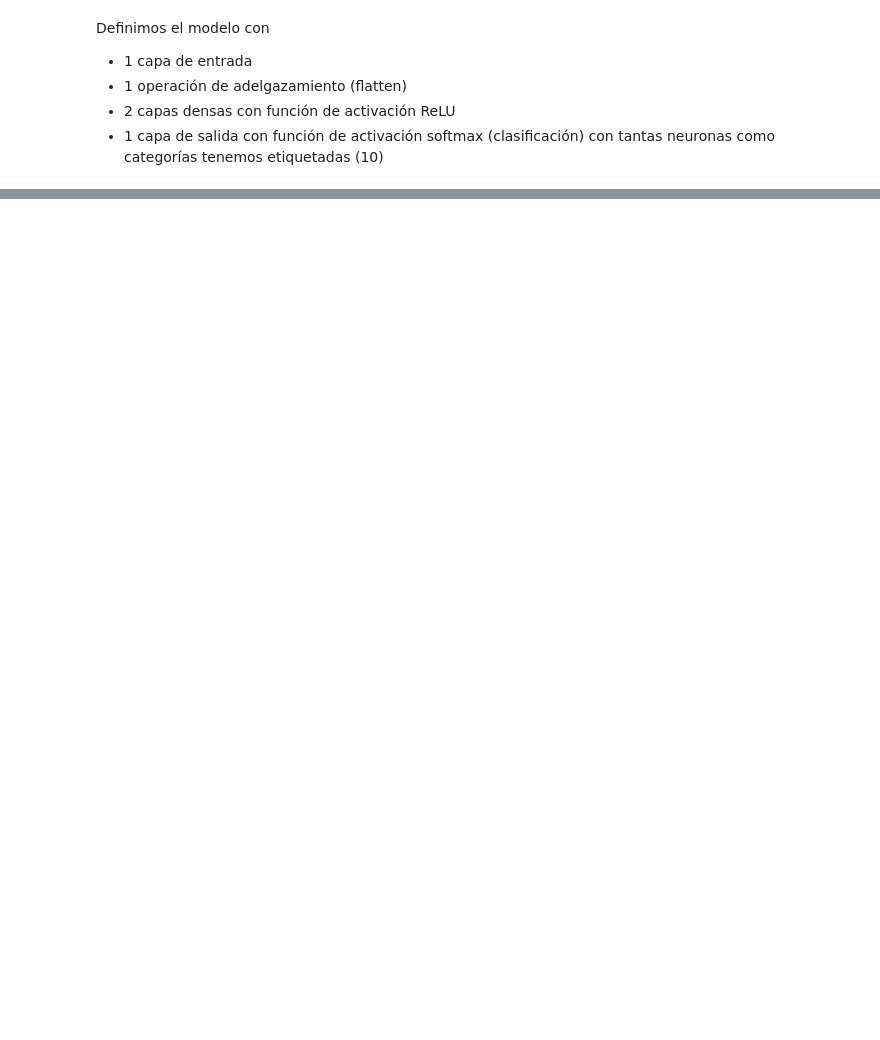
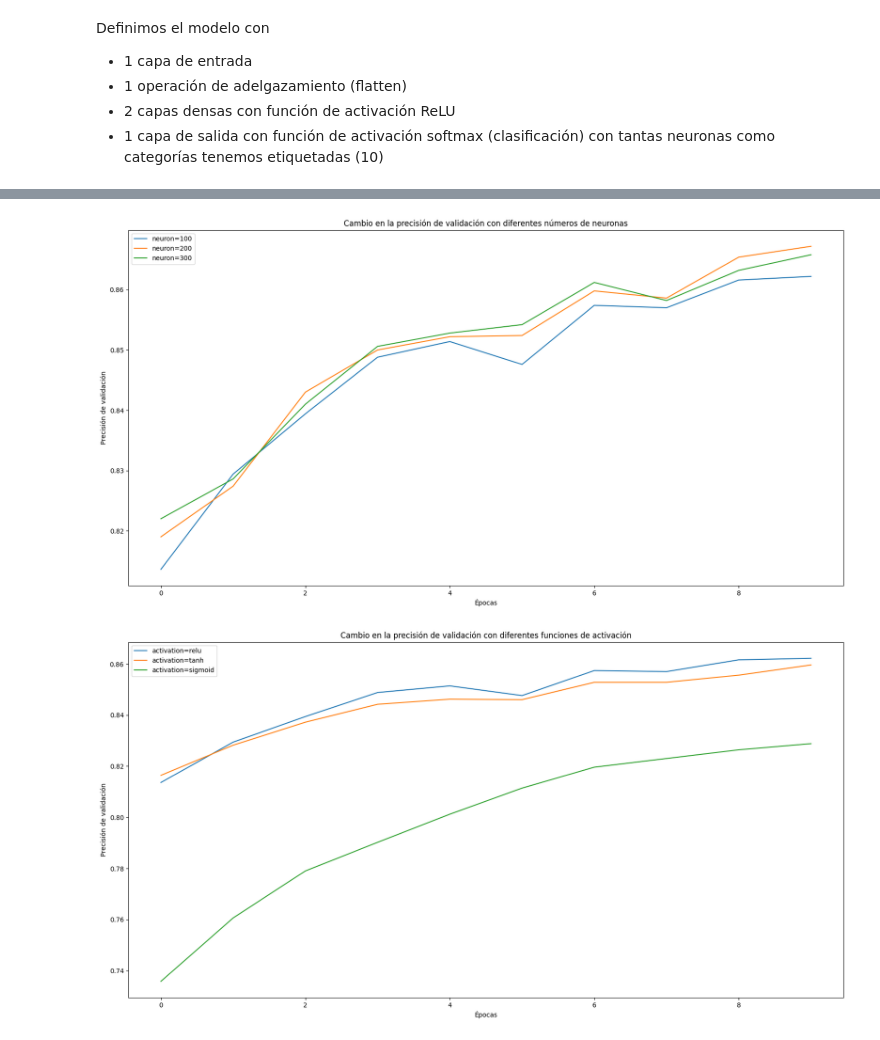
Before and after one commit to javibarrera10/Barrera_Sanchez_Analitica, a Jupyter notebook: T6/actd_clases11-12.ipynb, the cells around one changed output, grey strips where cells are left out. Drawn from its saved outputs; the diff is of its cells as text; code cells hidden in the pictures; blank space fills up the shorter version.

```diff
--- a/T6/actd_clases11-12.ipynb
+++ b/T6/actd_clases11-12.ipynb
@@ -246,0 +521,36 @@ model.add(tf.keras.layers.Dense(10, activation="softmax"))
+# %%
+# Crea una figura para visualizar los resultados de cambiar el número de neuronas
+plt.figure(figsize=(20, 10))
+plt.title('Cambio en la precisión de validación con diferentes números de neuronas')
+plt.xlabel('Épocas')
+plt.ylabel('Precisión de validación')
+for result in results:
+    if result['activation'] == 'relu' and result['layer'] == 1:  # solo cambia 'neuron'
+        plt.plot(result['history'].history['val_accuracy'], label=f"neuron={result['neuron']}")
+plt.legend()
+plt.show()
+
+# Crea una figura para visualizar los resultados de cambiar la función de activación
+plt.figure(figsize=(20, 10))
+plt.title('Cambio en la precisión de validación con diferentes funciones de activación')
+plt.xlabel('Épocas')
+plt.ylabel('Precisión de validación')
+for result in results:
+    if result['neuron'] == 100 and result['layer'] == 1:  # solo cambia 'activation'
+        plt.plot(result['history'].history['val_accuracy'], label=f"activation={result['activation']}")
+plt.legend()
+plt.show()
+
+# Crea una figura para visualizar los resultados de cambiar el número de capas
+plt.figure(figsize=(20, 10))
+plt.title('Cambio en la precisión de validación con diferentes números de capas')
+plt.xlabel('Épocas')
+plt.ylabel('Precisión de validación')
+for result in results:
+    if result['neuron'] == 100 and result['activation'] == 'relu':  # solo cambia 'layer'
+        plt.plot(result['history'].history['val_accuracy'], label=f"layer={result['layer']}")
+plt.legend()
+plt.show()
+# %% [output]
+[figure, added]
+[figure, added]
```
Also changed, not shown: parts of 41 cells of this notebook.
